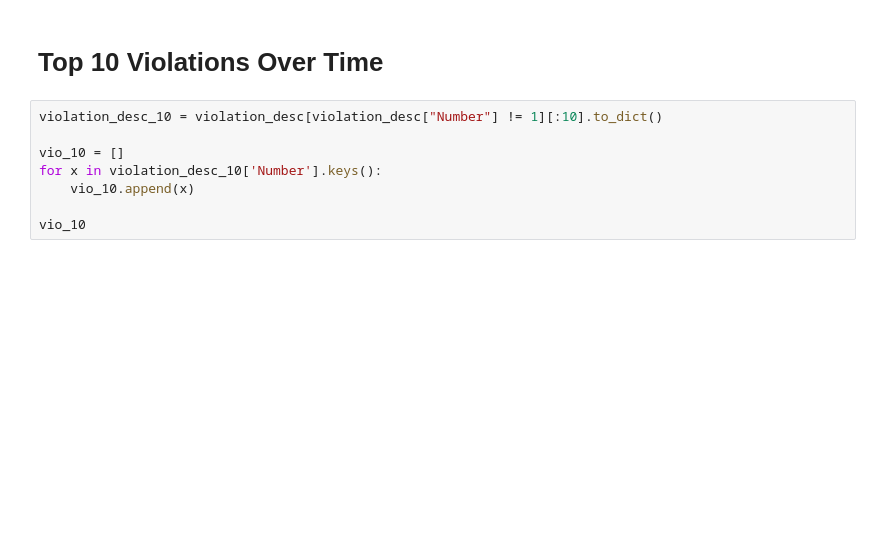
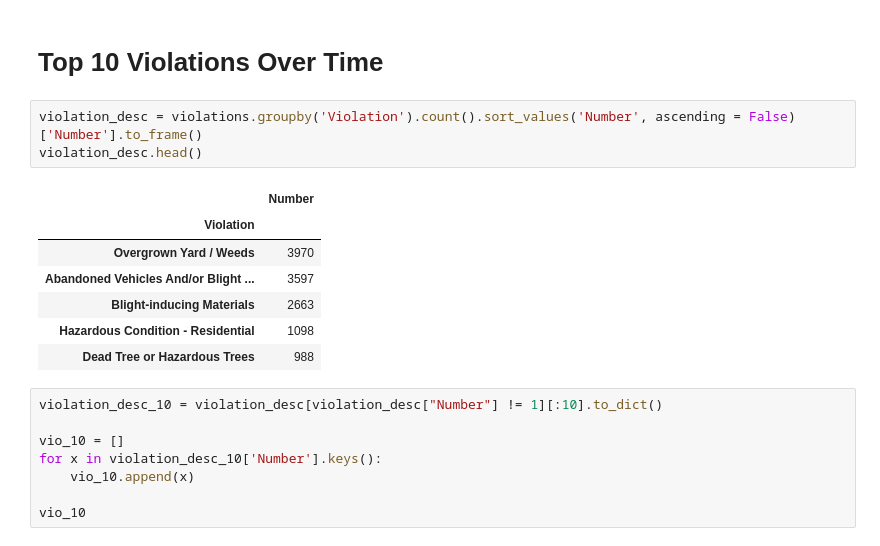
Before and after one commit to hanrosen/gainesville, a Jupyter notebook: Blight-Analysis.ipynb, the cells around one changed output. Drawn from its saved outputs; the diff is of its cells as text; blank space fills up the shorter version.

```diff
--- a/Blight-Analysis.ipynb
+++ b/Blight-Analysis.ipynb
@@ -272,6 +283,17 @@ PARCEL_CLEAN
 Name: Number, dtype: int64
 # %% [markdown]
 # Top 10 Violations Over Time
+# %%
+violation_desc = violations.groupby('Violation').count().sort_values('Number', ascending = False)['Number'].to_frame()
+violation_desc.head()
+# %% [output]
+|  | Number |
+| Violation |  |
+| Overgrown Yard / Weeds | 3970 |
+| Abandoned Vehicles And/or Blight ... | 3597 |
+| Blight-inducing Materials | 2663 |
+| Hazardous Condition - Residential | 1098 |
+| Dead Tree or Hazardous Trees | 988 |
 # %%
 violation_desc_10 = violation_desc[violation_desc["Number"] != 1][:10].to_dict()
 
```
Also changed, not shown: parts of 5 cells of this notebook, 1 other file.
